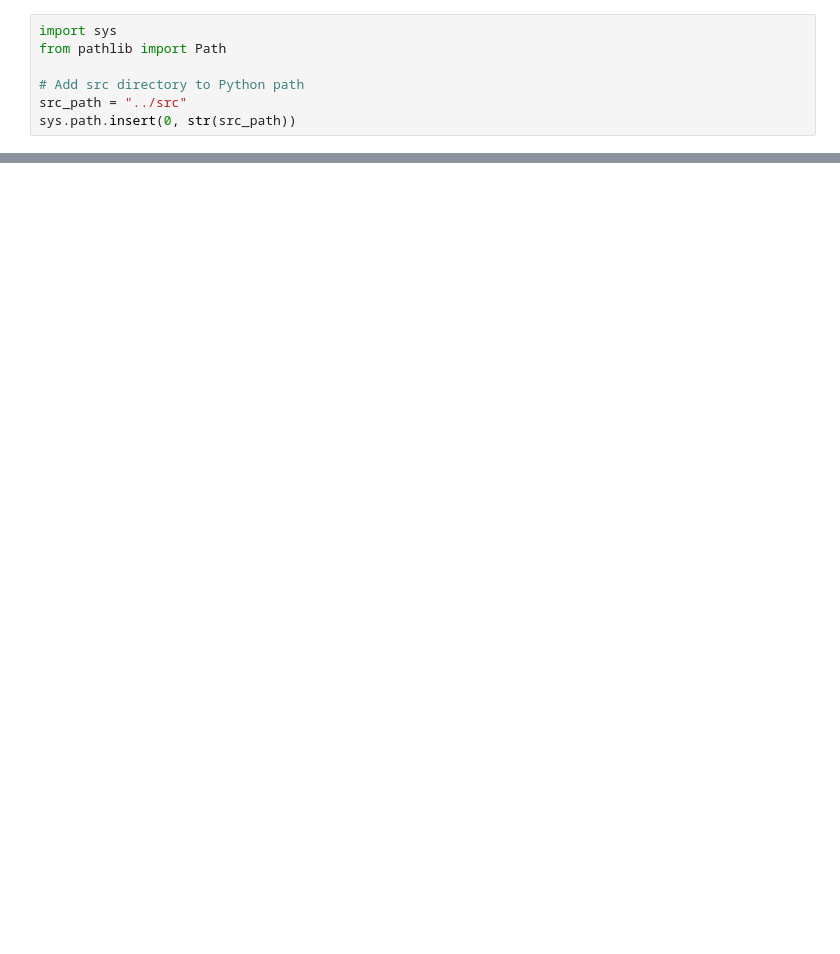
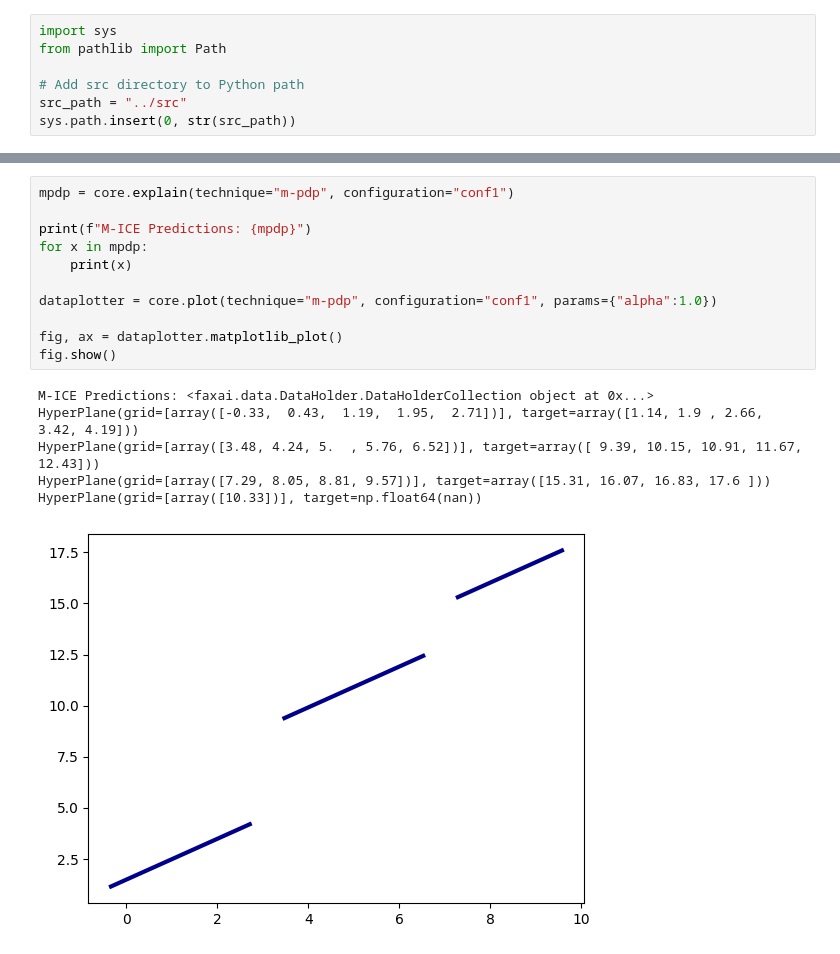
Before and after one commit to jparisu/Local-PDP, a Jupyter notebook: .dev/manual_testing.ipynb, the cells around one changed output, grey strips where cells are left out. Drawn from its saved outputs; the diff is of its cells as text; blank space fills up the shorter version.

```diff
--- a/.dev/manual_testing.ipynb
+++ b/.dev/manual_testing.ipynb
@@ -118,0 +177,18 @@ PDP Predictions: HyperPlane(grid=Grid(grid=[array([-0.1,  0.2,  0.5,  0.8,  1.1]
+# %%
+mpdp = core.explain(technique="m-pdp", configuration="conf1")
+
+print(f"M-ICE Predictions: {mpdp}")
+for x in mpdp:
+    print(x)
+
+dataplotter = core.plot(technique="m-pdp", configuration="conf1", params={"alpha":1.0})
+
+fig, ax = dataplotter.matplotlib_plot()
+fig.show()
+# %% [output]
+M-ICE Predictions: <faxai.data.DataHolder.DataHolderCollection object at 0x...>
+HyperPlane(grid=[array([-0.33,  0.43,  1.19,  1.95,  2.71])], target=array([1.14, 1.9 , 2.66, 3.42, 4.19]))
+HyperPlane(grid=[array([3.48, 4.24, 5.  , 5.76, 6.52])], target=array([ 9.39, 10.15, 10.91, 11.67, 12.43]))
+HyperPlane(grid=[array([7.29, 8.05, 8.81, 9.57])], target=array([15.31, 16.07, 16.83, 17.6 ]))
+HyperPlane(grid=[array([10.33])], target=np.float64(nan))
+[figure, added]
```
Also changed, not shown: parts of 12 cells of this notebook, 19 other files.
